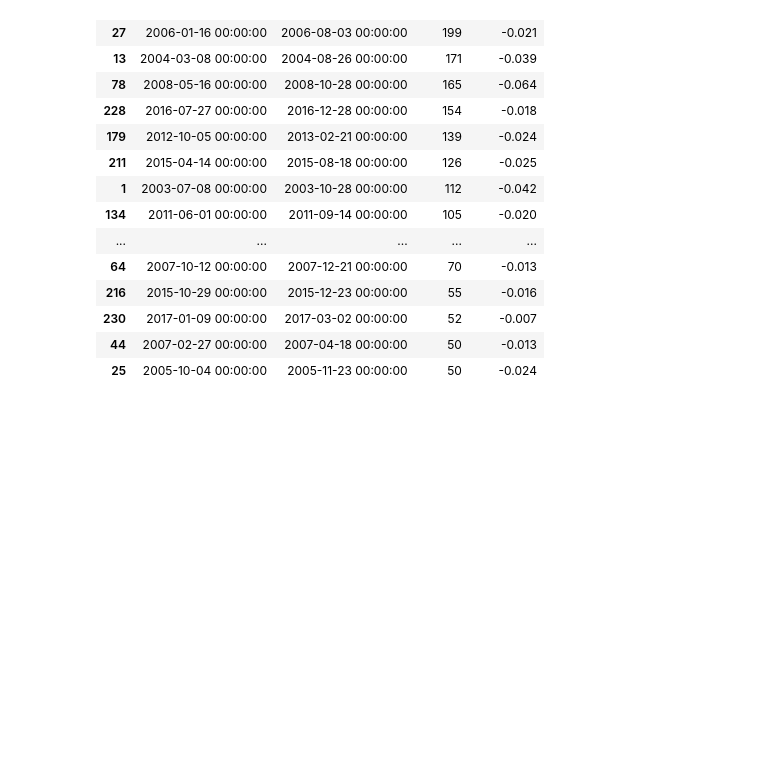
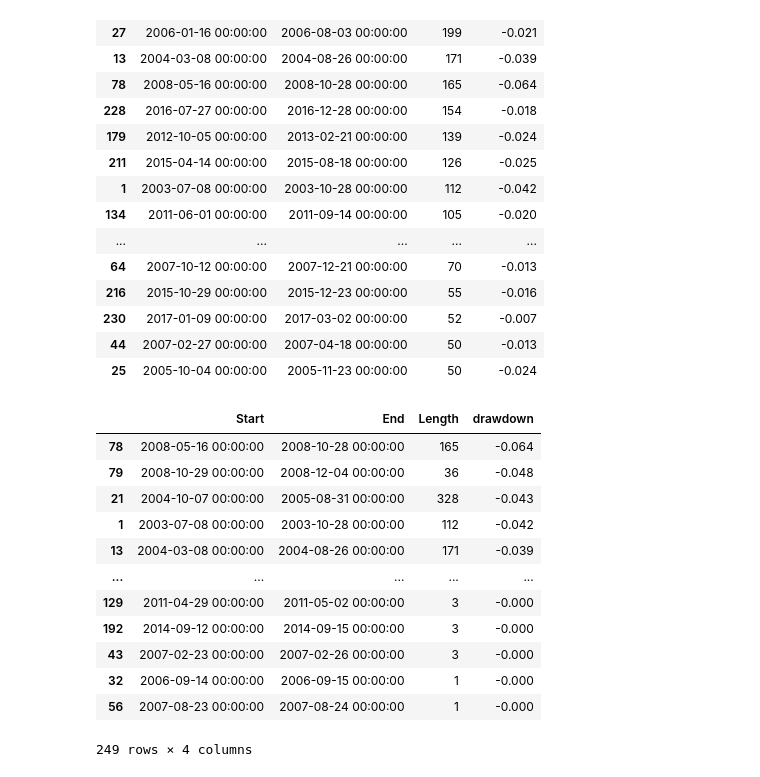
Before and after one commit to hermian/startetf, a Jupyter notebook: 3.29_변동성모멘텀혼합전략.ipynb, the cells around one changed output. Cells and saved outputs as stored; diff of their text form; code cells hidden in the pictures; blank space fills up the shorter version.

```diff
--- a/3.29_변동성모멘텀혼합전략.ipynb
+++ b/3.29_변동성모멘텀혼합전략.ipynb
@@ -350,4 +350,18 @@ r_all.backtests['모멘텀변동성'].stats.drawdown_details.sort_values(by="Len
 | 44 | 2007-02-27 00:00:00 | 2007-04-18 00:00:00 | 50 | -0.013 |
 | 25 | 2005-10-04 00:00:00 | 2005-11-23 00:00:00 | 50 | -0.024 |
 # %%
-r_all.backtests['AllRound_Net'].stats.drawdown_details.sort_values('drawdown')
+r_all.backtests['모멘텀변동성'].stats.drawdown_details.sort_values('drawdown')
+# %% [output]
+|  | Start | End | Length | drawdown |
+| 78 | 2008-05-16 00:00:00 | 2008-10-28 00:00:00 | 165 | -0.064 |
+| 79 | 2008-10-29 00:00:00 | 2008-12-04 00:00:00 | 36 | -0.048 |
+| 21 | 2004-10-07 00:00:00 | 2005-08-31 00:00:00 | 328 | -0.043 |
+| 1 | 2003-07-08 00:00:00 | 2003-10-28 00:00:00 | 112 | -0.042 |
+| 13 | 2004-03-08 00:00:00 | 2004-08-26 00:00:00 | 171 | -0.039 |
+| ... | ... | ... | ... | ... |
+| 129 | 2011-04-29 00:00:00 | 2011-05-02 00:00:00 | 3 | -0.000 |
+| 192 | 2014-09-12 00:00:00 | 2014-09-15 00:00:00 | 3 | -0.000 |
+| 43 | 2007-02-23 00:00:00 | 2007-02-26 00:00:00 | 3 | -0.000 |
+| 32 | 2006-09-14 00:00:00 | 2006-09-15 00:00:00 | 1 | -0.000 |
+| 56 | 2007-08-23 00:00:00 | 2007-08-24 00:00:00 | 1 | -0.000 |
+249 rows × 4 columns
```
